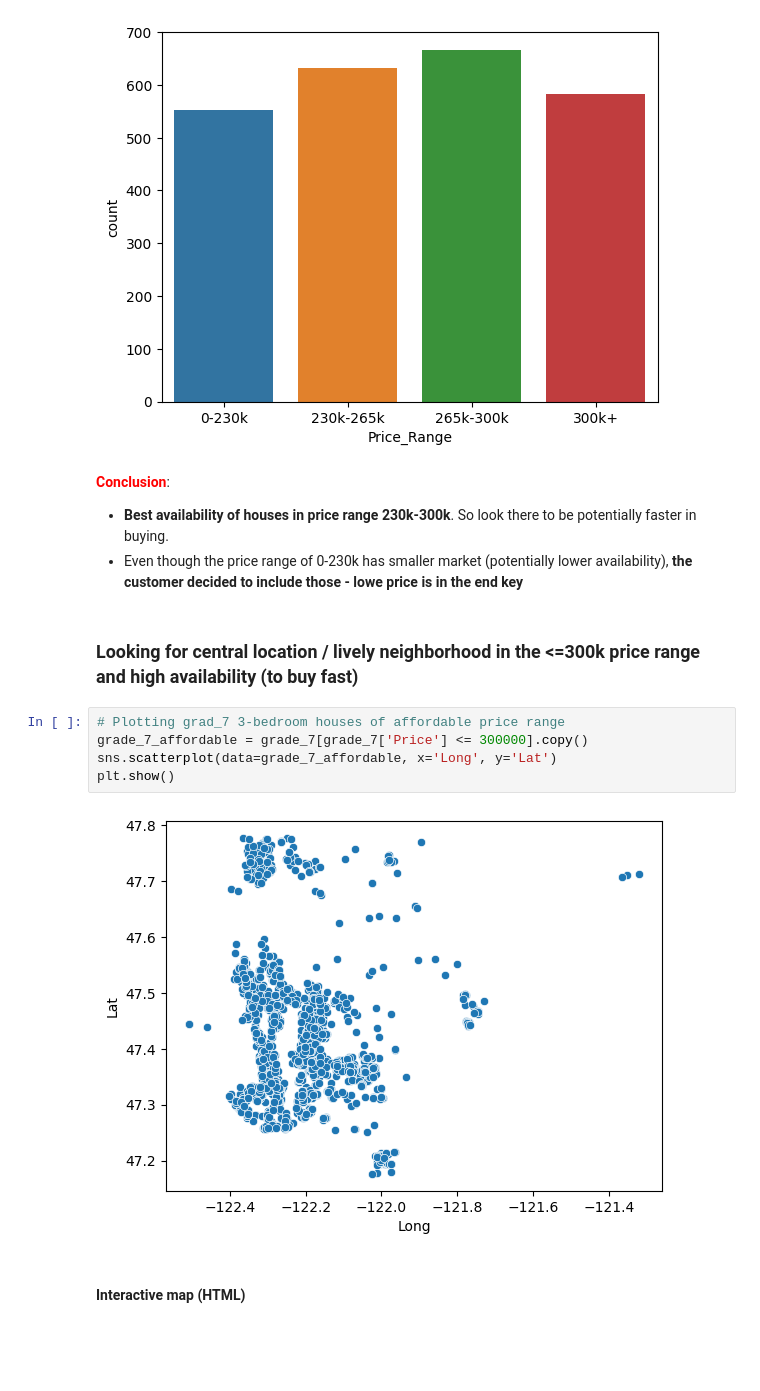
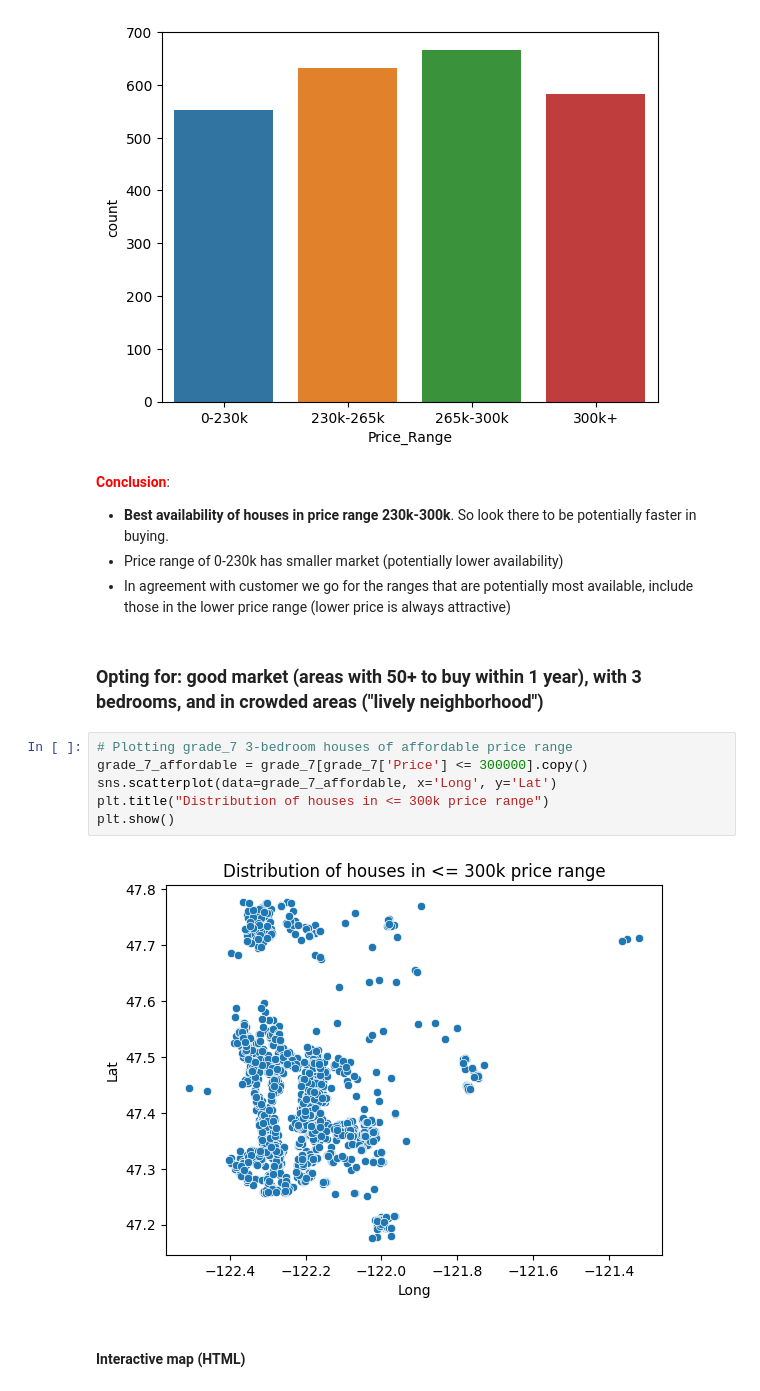
Before and after one commit to xit7/ds-eda-first-project-houses, a Jupyter notebook: 2_assignment-analysis.ipynb, the cells around one changed output. Saved outputs shown, nothing was run; the diff lists cells and outputs as text; blank space fills up the shorter version.

```diff
--- a/2_assignment-analysis.ipynb
+++ b/2_assignment-analysis.ipynb
@@ -526,16 +528,18 @@ sns.countplot(data=grade_7, x='Price_Range')#, y='Price' )
 # %% [markdown]
 <span style="color:red">**Conclusion**</span>:
 * **Best availability of houses in price range 230k-300k**. So look there to be potentially faster in buying.
-* Even though the price range of 0-230k has smaller market (potentially lower availability), **the customer decided to include those - lowe price is in the end key**
+* Price range of 0-230k has smaller market (potentially lower availability)
+* In agreement with customer we go for the ranges that are potentially most available, include those in the lower price range (lower price is always attractive)
-# %% [markdown]
-### Looking for central location / lively neighborhood in the <=300k price range and high availability (to buy fast)
+# %% [markdown]
+### Opting for: good market (areas with 50+ to buy within 1 year), with 3 bedrooms, and in crowded areas ("lively neighborhood")
 # %%
-# Plotting grad_7 3-bedroom houses of affordable price range
+# Plotting grade_7 3-bedroom houses of affordable price range
 grade_7_affordable = grade_7[grade_7['Price'] <= 300000].copy()
 sns.scatterplot(data=grade_7_affordable, x='Long', y='Lat')
+plt.title("Distribution of houses in <= 300k price range")
 plt.show()
 # %% [output]
-[figure, old version]
+[figure, new version]
 # %% [markdown]
 #### Interactive map (HTML)
 # %%
```
Also changed, not shown: parts of 18 cells of this notebook, 2 other files.
